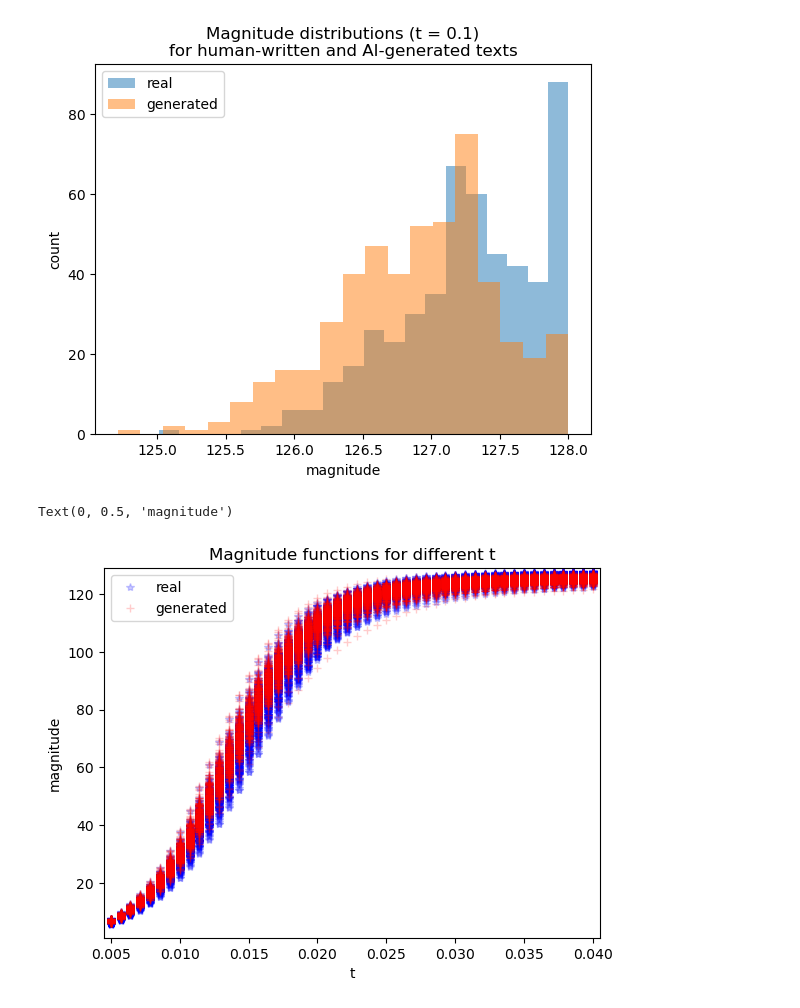
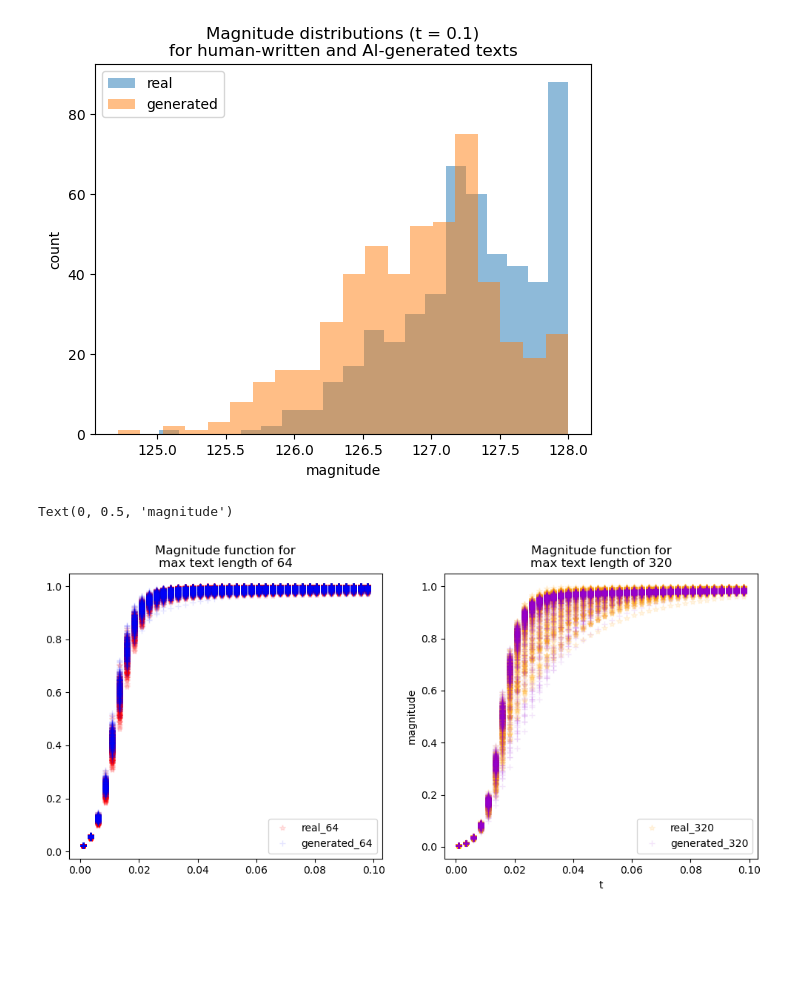
Before and after one commit to GurevichPE/Artifical-text-detection-via-magnitude-functions, a Jupyter notebook: magnitude/experiments.ipynb, the cells around one changed output. Cells and saved outputs as stored; diff of their text form; code cells hidden in the pictures; blank space fills up the shorter version.

```diff
--- a/magnitude/experiments.ipynb
+++ b/magnitude/experiments.ipynb
@@ -32,20 +32,41 @@ plt.ylabel('count')
 plt.show()
 # %% [output]
 [figure]
-# %%
-t = np.linspace(0.005, 0.04, 50)
-
-real_mfs = [calculate_magnitude_function(x, 'cityblock', t) for x in reals]
-gen_mfs = [calculate_magnitude_function(x, 'cityblock', t) for x in gens]
-# %%
-plt.title("Magnitude functions for different t")
-l1 = plt.plot(t, np.array(real_mfs).T, 'b*', alpha=0.2, label='real')
-l2 = plt.plot(t, np.array(gen_mfs).T,  "r+", alpha=0.2, label='generated')
-plt.legend(handles=[l1[0], l2[0]])
-plt.xlim(0.0045, 0.0405)
-plt.ylim(1, 129)
-plt.xlabel("t")
-plt.ylabel("magnitude")
-# %% [output]
-Text(0, 0.5, 'magnitude')
-[figure, removed]
+# %%
+import pickle as pkl
+
+handles = []
+colors = [('red', 'blue'), ('orange', 'darkviolet')]
+fig, axes = plt.subplots(ncols=2, figsize=(12, 5))
+for k, i, cols in zip([0, 1], [64, 320], colors):
+    path = f"/workspace/mnt/local/data/pgurevich/magnitude/magnitude_f_{i}.pkl"
+    t_path = "/workspace/mnt/local/data/pgurevich/magnitude/t_grid_multiple.pkl"
+
+    with open(path, 'rb') as f:
+        mags = np.array(pkl.load(f))
+
+    with open(t_path, 'rb') as f:
+        t = np.array(pkl.load(f))
+
+    show_inds = np.arange(0, 200, 5)
+
+    real_mfs = mags[reals_inds][:, show_inds]
+    gen_mfs = mags[generated_inds][:, show_inds]
+
+    color1, color2 = cols
+
+
+    l1 = axes[k].plot(t[show_inds], np.array(real_mfs).T / i, color=color1, linestyle="", marker='*', alpha=0.1, label=f'real_{i}')
+    l2 = axes[k].plot(t[show_inds], np.array(gen_mfs).T / i,  color=color2, linestyle="", marker="+", alpha=0.1, label=f'generated_{i}')
+    axes[k].legend(handles=[l1[0], l2[0]])
+    axes[k].set_title(f"Magnitude function for\nmax text length of {i}")
+    handles.append(l1[0])
+    handles.append(l2[0])
+
+# plt.xlim(0.015, 0.0705)
+# plt.ylim(200, 260)
+plt.xlabel("t")
+plt.ylabel("magnitude")
+# %% [output]
+Text(0, 0.5, 'magnitude')
+[figure, added]
```
Also changed, not shown: parts of 13 cells of this notebook, 6 other files.
